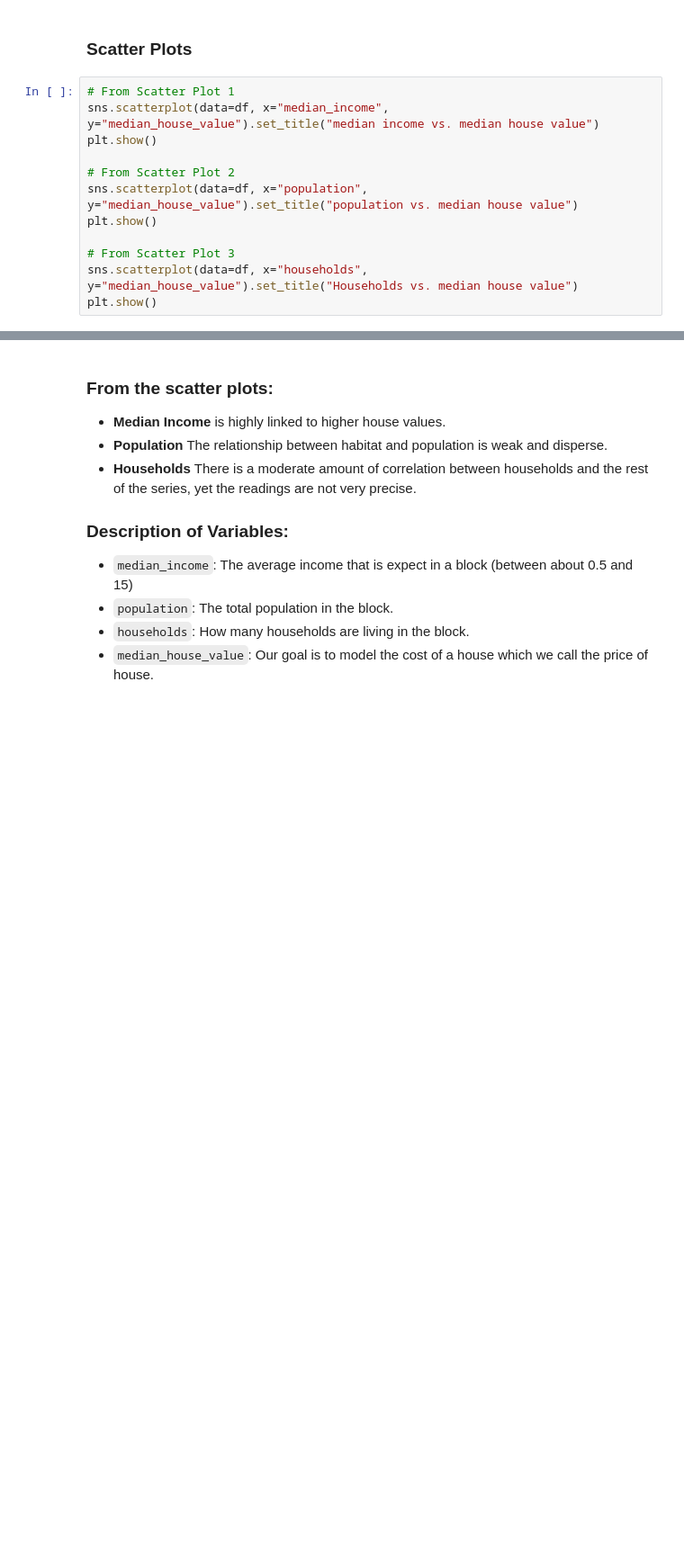
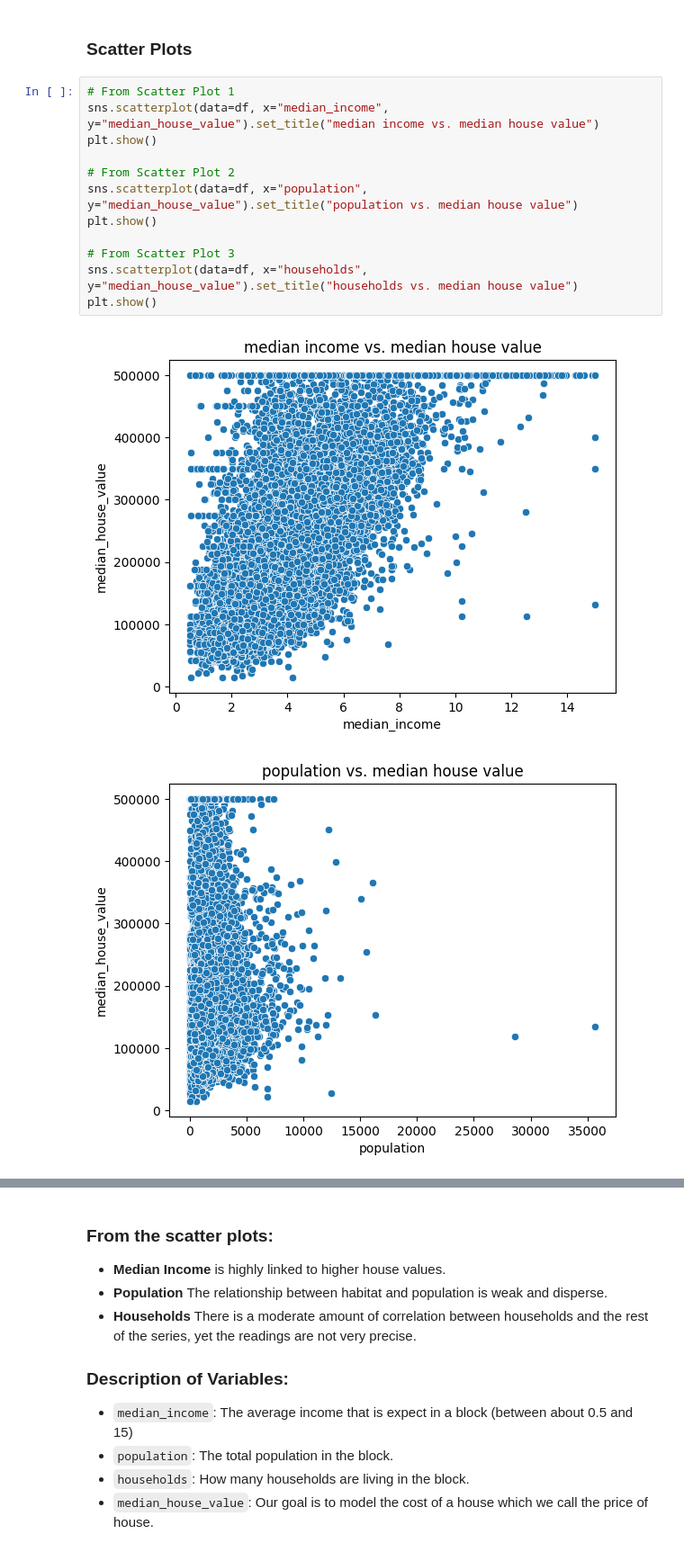
Before and after one commit to nikitha2002-bot/Practical-Lab-1--Kumari-Nikitha-Singh---9053016, a Jupyter notebook: Pricingdataset.ipynb, the cells around one changed output, grey strips where cells are left out. Shown: that part at 90% size. Cells and saved outputs as stored; diff of their text form; blank space fills up the shorter version.

Commit message:
Added the scatter plot
three linear regressions scatter plots are used median income vs. median house value, population vs. median house value and households vs. median house value.

```diff
--- a/Pricingdataset.ipynb
+++ b/Pricingdataset.ipynb
@@ -44,14 +44,17 @@ df.describe()
 # %% [markdown]
 ### Scatter Plots
-# %%
-# From Scatter Plot 1
-sns.scatterplot(data=df, x="median_income", y="median_house_value").set_title("median income vs. median house value")
-plt.show()
-
-# From Scatter Plot 2
-sns.scatterplot(data=df, x="population", y="median_house_value").set_title("population vs. median house value")
-plt.show()
-
-# From Scatter Plot 3
-sns.scatterplot(data=df, x="households", y="median_house_value").set_title("Households vs. median house value")
-plt.show()
+# %%
+# From Scatter Plot 1
+sns.scatterplot(data=df, x="median_income", y="median_house_value").set_title("median income vs. median house value")
+plt.show()
+
+# From Scatter Plot 2
+sns.scatterplot(data=df, x="population", y="median_house_value").set_title("population vs. median house value")
+plt.show()
+
+# From Scatter Plot 3
+sns.scatterplot(data=df, x="households", y="median_house_value").set_title("households vs. median house value")
+plt.show()
+# %% [output]
+[figure, added]
+[figure, added]
```
Also changed, not shown: parts of 5 cells of this notebook.
